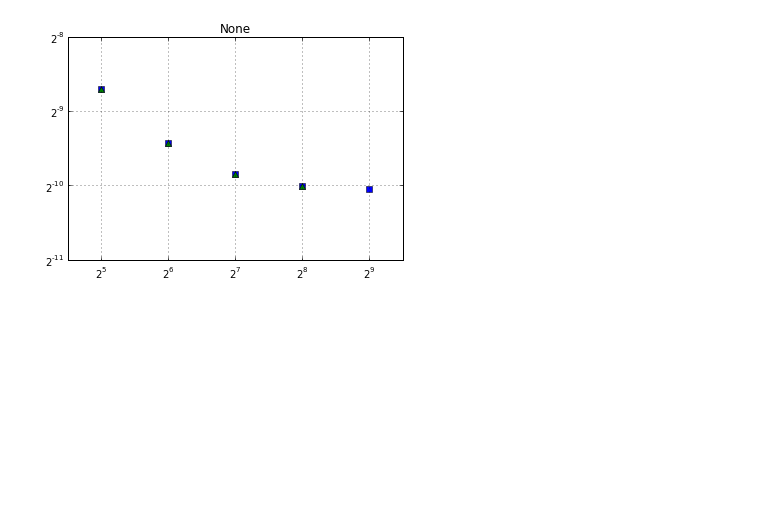
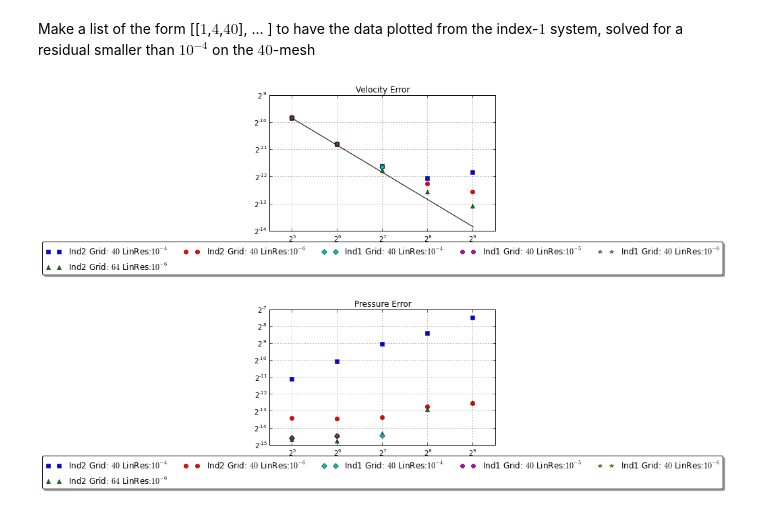
Before and after one commit to highlando/pystokes, a Jupyter notebook: conv plots.ipynb, the cells around one changed output. Drawn from its saved outputs; the diff is of its cells as text; code cells hidden in the pictures; blank space fills up the shorter version.

```diff
--- a/conv plots.ipynb
+++ b/conv plots.ipynb
@@ -5,4 +5,8 @@ jsd1 = tts.load_json_dicts("json/Omeg3Tol1e-04NTs32to512Mesh32HalfExpEulInd2.jso
 # %%
-def err_int(jsd,JsdKey):    tet0=(jsd['TimeInterval'][1]-jsd['TimeInterval'][0])    ErL = []    for PEr in jsd[JsdKey]:        dx = tet0/len(PEr)        ErL.append(np.sqrt(np.trapz(np.square(PEr),dx=dx)))    return ErL
+def err_int(jsd,JsdKey):
+    tet0=(jsd['TimeInterval'][1]-jsd['TimeInterval'][0])
+    ErL = []
+    for PEr in jsd[JsdKey]:
+        dx = tet0/len(PEr)
+        ErL.append(np.sqrt(np.trapz(np.square(PEr),dx=dx)))
+    return ErL
-# %%
-def plot_errs(ErL,TdL,Title='None'):    MkL = ['s','^','o']    for k in range(len(ErL)):        pyplot.plot(TdL[k], ErL[k], MkL[k])            pyplot.xscale('log', basex=2)    pyplot.yscale('log', basey=2)    pyplot.xlim(xmin=0.71*TdL[0][0], xmax=TdL[0][-1]*1.42)    pyplot.title(Title)    pyplot.grid(True)    pyplot.show()
@@ -13,4 +12,0 @@ PErrDt1 = err_int(jsd1,'PEr')PErrDt2 = err_int(jsd2,'PEr')plot_errs([PErrDt1,PEr
-# %%
-VErrDt1 = err_int(jsd1,'VelEr')VErrDt2 = err_int(jsd2,'VelEr')plot_errs([VErrDt1,VErrDt2],[jsd1['TimeDiscs'],jsd2['TimeDiscs']])
-# %% [output]
-[figure, removed]
@@ -16,0 +48,31 @@ VErrDt1 = err_int(jsd1,'VelEr')VErrDt2 = err_int(jsd2,'VelEr')plot_errs([VErrDt1
+# %%
+def load_jsdtoplot(PL,Omega):
+    if PL[1]==0:
+        JsF = 'om%djson/Ind%dTol0e+0%dN%d.json' % (Omega,PL[0],PL[1],PL[2])
+    else:
+        JsF = 'om%djson/Ind%dTol1e-0%dN%d.json' % (Omega,PL[0],PL[1],PL[2])
+    return plu.load_json_dicts(JsF)
+# %%
+DicLP = {1:'Ind1', 2:'Ind2'}
+DicLT = {4:'$10^{-4}$', 5:'$10^{-5}$', 6:'$10^{-6}$', 0:'$-$'}
+DicLM = {32:'$32$', 40:'$40$', 64:'$64$'}
+# %% [markdown]
+Make a list of the form [[$1$,$4$,$40$], ... ] to have the data plotted
+from the index-$1$ system, solved for a residual smaller than $10^{-4}$ on the $40$-mesh
+# %%
+PlotList = [[2,4,40],[2,6,64],[2,6,40],[1,4,40],[1,5,40],[1,6,40]]#,
+Omega = 8
+VErr, PErr, TDis, Leg = [], [], [], []
+for PL in PlotList:
+    Jpl = load_jsdtoplot(PL,Omega)
+    PErr.append(err_int(Jpl,'PEr'))
+    VErr.append(err_int(Jpl,'VelEr'))
+    TDis.append(Jpl['TimeDiscs'])
+    pyplot.close('all')
+    Leg.append(  DicLP[PL[0]] + ' Grid: $%d$' % PL[2] + ' LinRes:' + DicLT[PL[1]] )
+
+plot_errs(VErr,TDis,Leg=Leg,Title='Velocity Error',LinFit=True)
+plot_errs(PErr,TDis,Leg=Leg,Title='Pressure Error')
+# %% [output]
+[figure, added]
+[figure, added]
```
Also changed, not shown: parts of 4 cells of this notebook, 2 other files.
